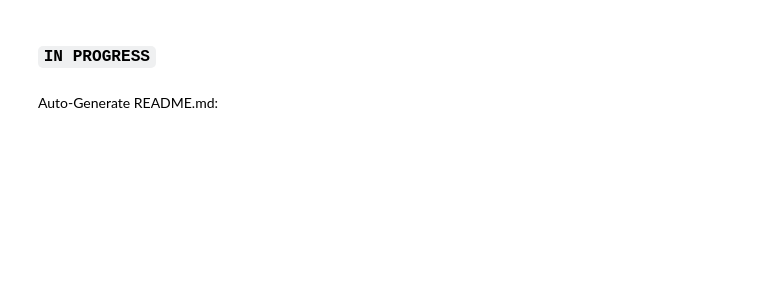
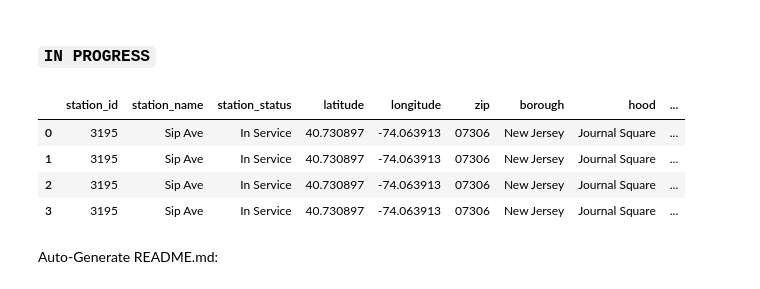
Before and after one commit to alhankeser/citibike-analysis, a Jupyter notebook: notebooks/analysis.ipynb, the cells around one changed output. Drawn from its saved outputs; the diff is of its cells as text; code cells hidden in the pictures; blank space fills up the shorter version.

Commit message:
Create missing weather DataFrame part 1

```diff
--- a/notebooks/analysis.ipynb
+++ b/notebooks/analysis.ipynb
@@ -560,5 +647,17 @@ df_weather_na.to_csv('../input/df_weather_na.csv', index=False)
 # %% [markdown]
 ###  `IN PROGRESS`
+# %%
+df_weather_fix = pd.read_csv('../input/df_weather_fix.csv', dtype={'zip': str})
+df_copy = df.copy(deep=True)
+df_copy = df_copy.merge(df_weather, how='left', on=['time_hour', 'zip'])
+df_copy[(df_copy['zip'] == '07306') & \
+              (df_copy['time_hour'] == '2019-05-13 02:00:00')]
+# %% [output]
+|  | station_id | station_name | station_status | latitude | longitude | zip | borough | hood | ... |
+| 0 | 3195 | Sip Ave | In Service | 40.730897 | -74.063913 | 07306 | New Jersey | Journal Square | ... |
+| 1 | 3195 | Sip Ave | In Service | 40.730897 | -74.063913 | 07306 | New Jersey | Journal Square | ... |
+| 2 | 3195 | Sip Ave | In Service | 40.730897 | -74.063913 | 07306 | New Jersey | Journal Square | ... |
+| 3 | 3195 | Sip Ave | In Service | 40.730897 | -74.063913 | 07306 | New Jersey | Journal Square | ... |
 # %% [markdown]
 Auto-Generate README.md:
 # %%
```
Also changed, not shown: parts of 13 cells of this notebook, 5 other files.
